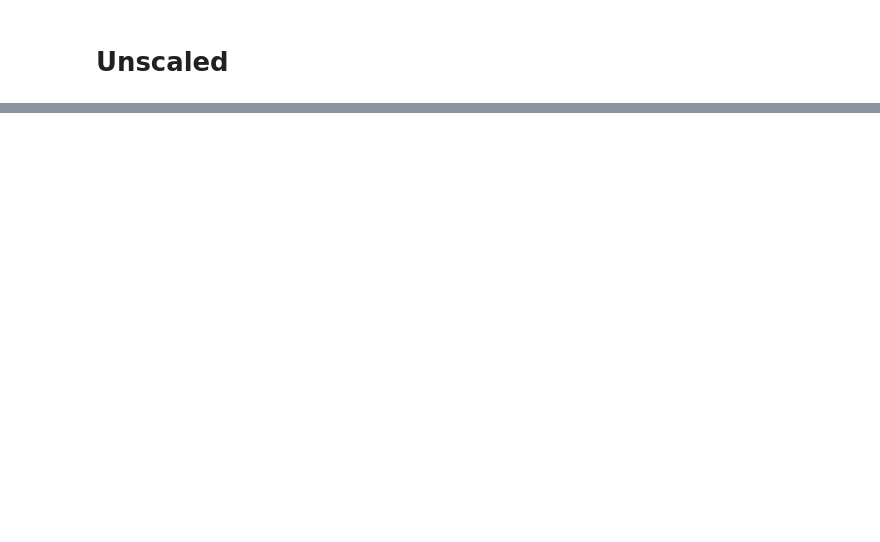
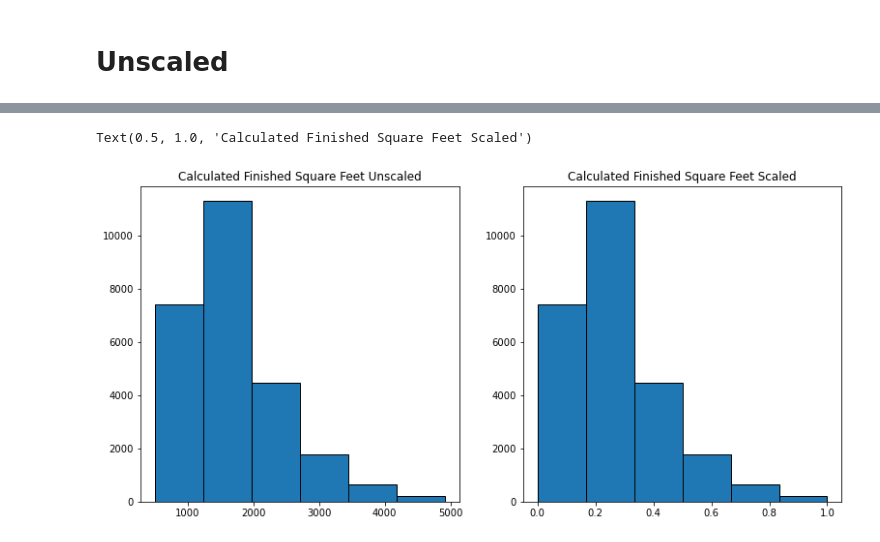
Before and after one commit to Johndsalas/scaling_example, a Jupyter notebook: scaling_example_main.ipynb, the cells around one changed output, grey strips where cells are left out. Drawn from its saved outputs; the diff is of its cells as text; code cells hidden in the pictures; blank space fills up the shorter version.

```diff
--- a/scaling_example_main.ipynb
+++ b/scaling_example_main.ipynb
@@ -141,0 +211,11 @@ Coefficient Array scaled: [3.48855050e+03 1.01536151e+07]
+# %%
+plt.figure(figsize=(13, 6))
+plt.subplot(121)
+plt.hist(X_train.calculatedfinishedsquarefeet, bins=6, ec='black')
+plt.title('Calculated Finished Square Feet Unscaled')
+plt.subplot(122)
+plt.hist(X_train_scaled.calculatedfinishedsquarefeet, bins=6, ec='black')
+plt.title('Calculated Finished Square Feet Scaled')
+# %% [output]
+Text(0.5, 1.0, 'Calculated Finished Square Feet Scaled')
+[figure, added]
```
Also changed, not shown: parts of 19 cells of this notebook.
